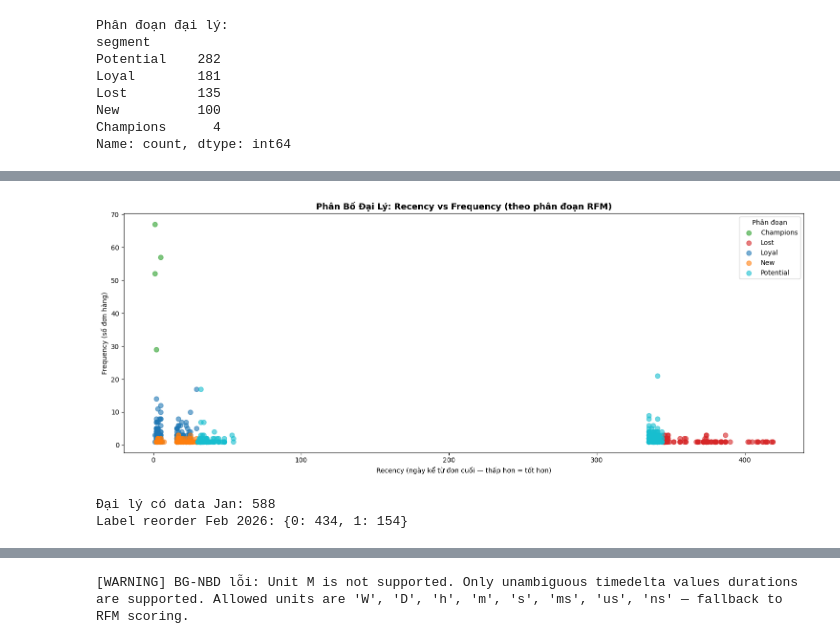
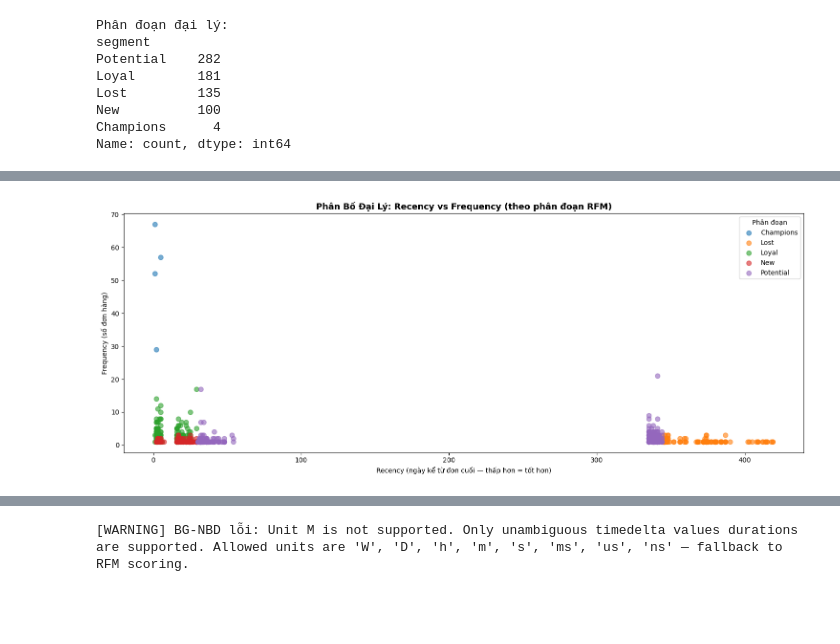
Before and after one commit to TruongDev24/tnbike-analytics-final, a Jupyter notebook: notebooks/03_q3_dealer_activity.ipynb, the cells around one changed output, grey strips where cells are left out. Drawn from its saved outputs; the diff is of its cells as text; code cells hidden in the pictures; blank space fills up the shorter version.

```diff
--- a/notebooks/03_q3_dealer_activity.ipynb
+++ b/notebooks/03_q3_dealer_activity.ipynb
@@ -132,3 +135,31 @@ Lost         135
 New          100
 Champions      4
 Name: count, dtype: int64
+# %%
+# Cell 5b: RFM Tổng quan — tỷ trọng đại lý + doanh thu theo nhóm
+seg_revenue = rfm.merge(
+    df.groupby('customer_code')['line_total'].sum().reset_index(),
+    on='customer_code', how='left'
+).groupby('segment').agg(
+    count=('customer_code','count'),
+    revenue=('line_total','sum')
+).reset_index()
+seg_revenue['rev_share'] = seg_revenue['revenue'] / seg_revenue['revenue'].sum() * 100
+
+fig, axes = plt.subplots(1, 2, figsize=(15, 6))
+
+# Bar: số lượng đại lý
+axes[0].bar(seg_revenue['segment'], seg_revenue['count'])
+for i, row in seg_revenue.iterrows():
+    axes[0].text(i, row['count'] + 2, str(row['count']), ha='center', fontsize=9, fontweight='bold')
+axes[0].set_title('Số Lượng Đại Lý Theo Nhóm RFM', fontsize=12, fontweight='bold')
+axes[0].set_xlabel('Nhóm')
+axes[0].set_ylabel('Số đại lý')
+
+# Pie: tỷ trọng doanh thu
+axes[1].pie(seg_revenue['rev_share'], labels=seg_revenue['segment'], autopct='%1.1f%%', startangle=90)
+axes[1].set_title('Tỷ Trọng Doanh Thu Theo Nhóm RFM (%)', fontsize=12, fontweight='bold')
+
+fig.tight_layout()
+plt.show()
+print(seg_revenue[['segment','count','rev_share']].rename(columns={'rev_share':'rev_%'}).round(1).to_string(index=False))
@@ -154,41 +190,14 @@ plt.show()
 # %%
-# Cell 7: RFM scatter — Recency vs Frequency (colored by segment)
-seg_colors_map = {
-    'Champions': 'C2', 'Loyal': 'C0', 'Potential': 'C9',
-    'New': 'C1', 'At-Risk': 'C8', 'Lost': 'C3'
-}
+# Cell 7: RFM scatter — Recency vs Frequency (grouped by segment, default colors)
 fig, ax = plt.subplots(figsize=(15, 6))
-for seg, grp in rfm.groupby('segment'):
-    color = seg_colors_map.get(seg, 'gray')
-    ax.scatter(grp['recency'], grp['frequency'],
-               alpha=0.6, label=seg, color=color, s=50)
+for i, (seg, grp) in enumerate(rfm.groupby('segment')):
+    ax.scatter(grp['recency'], grp['frequency'], alpha=0.6, label=seg, s=50)
 ax.set_title('Phân Bố Đại Lý: Recency vs Frequency (theo phân đoạn RFM)',
              fontsize=13, fontweight='bold')
 ax.set_xlabel('Recency (ngày kể từ đơn cuối — thấp hơn = tốt hơn)')
 ax.set_ylabel('Frequency (số đơn hàng)')
 ax.legend(title='Phân đoạn')
 fig.tight_layout()
 plt.show()
 # %% [output]
-[figure, old version]
+[figure, new version]
-# %%
-# Cell 8: Model 2 — Logistic Regression → predict reorder_30d
-# Label: đại lý đặt hàng trong Feb 2026 = 1, else = 0
-# Features: RFM tính từ data Jan 2026 trở về trước
-
-df_train_lr = df[df['year_month'].astype(str) <= '2026-01']
-rfm_jan = df_train_lr.groupby('customer_code').agg(
-    recency_jan=('order_date', lambda x: (pd.Timestamp('2026-02-01') - x.max()).days),
-    frequency_jan=('so_number', 'nunique'),
-    monetary_jan=('line_total', 'sum')
-).reset_index()
-
-# Label: đặt hàng Feb 2026?
-feb_buyers = set(df[df['year_month'].astype(str) == '2026-02']['customer_code'].unique())
-rfm_jan['reorder_feb'] = rfm_jan['customer_code'].isin(feb_buyers).astype(int)
-
-print(f'Đại lý có data Jan: {len(rfm_jan)}')
-print(f'Label reorder Feb 2026: {rfm_jan["reorder_feb"].value_counts().to_dict()}')
-# %% [output]
-Đại lý có data Jan: 588
-Label reorder Feb 2026: {0: 434, 1: 154}
```
Also changed, not shown: parts of 13 cells of this notebook, 1 other file.
